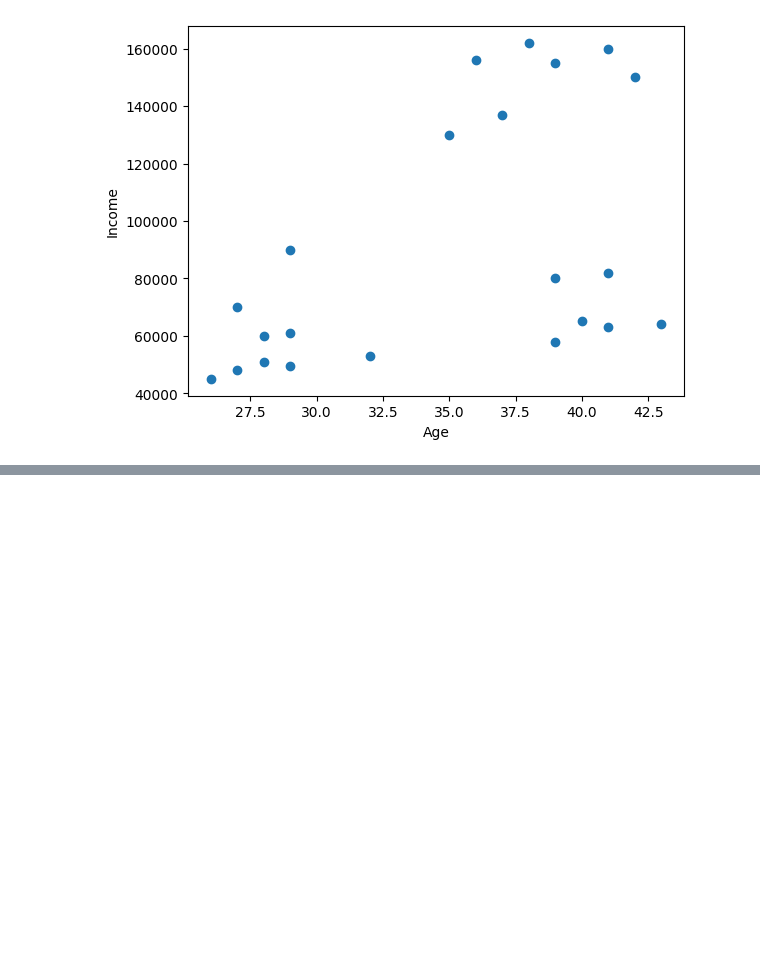
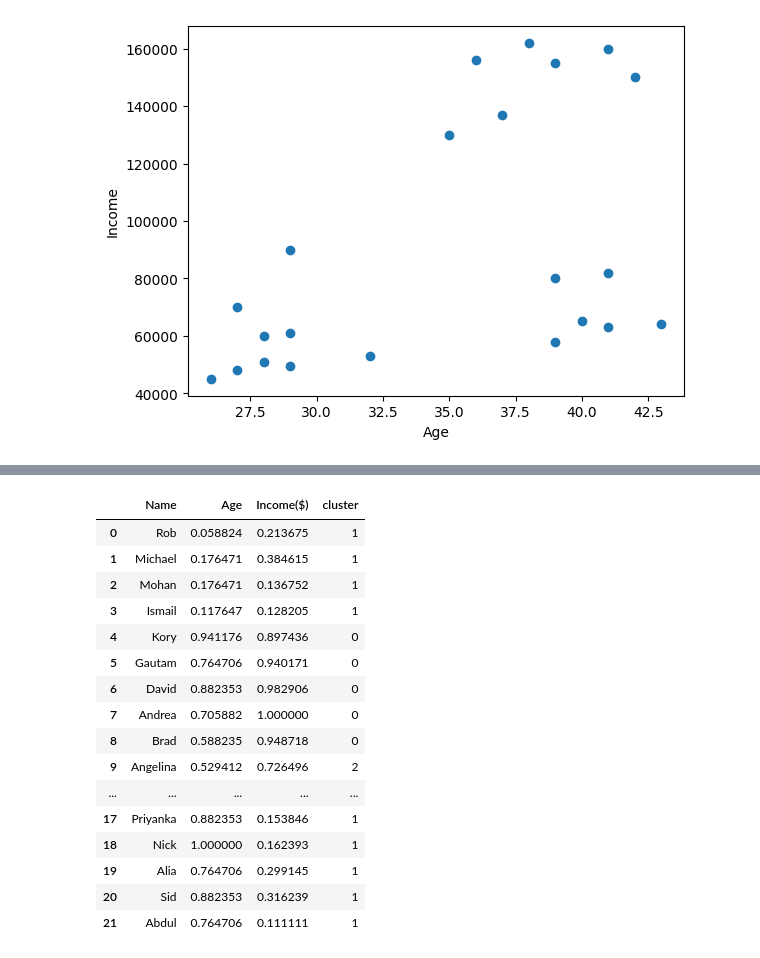
Before and after one commit to bhavagna18/python-basics, a Jupyter notebook: kmeans_clustering.ipynb, the cells around one changed output, grey strips where cells are left out. Saved outputs shown, nothing was run; the diff lists cells and outputs as text; code cells hidden in the pictures; blank space fills up the shorter version.

```diff
--- a/kmeans_clustering.ipynb
+++ b/kmeans_clustering.ipynb
@@ -43,5 +43,4 @@ Text(0, 0.5, 'Income')
 [figure]
 # %%
 km = KMeans(n_clusters=3)
-y_predicted = km.fit_predict(df[['Age','Income($)']])
-y_predicted
+df['cluster'] = km.fit_predict(df[['Age','Income($)']])
@@ -64,0 +61,27 @@ AttributeError: 'DataFrame' object has no attribute 'cluster'
+# %%
+from sklearn.preprocessing import MinMaxScaler
+
+scaler = MinMaxScaler()
+
+
+df['Income($)'] = scaler.fit_transform(df[['Income($)']])
+df['Age'] = scaler.fit_transform(df[['Age']])
+df
+# %% [output]
+|  | Name | Age | Income($) | cluster |
+| 0 | Rob | 0.058824 | 0.213675 | 1 |
+| 1 | Michael | 0.176471 | 0.384615 | 1 |
+| 2 | Mohan | 0.176471 | 0.136752 | 1 |
+| 3 | Ismail | 0.117647 | 0.128205 | 1 |
+| 4 | Kory | 0.941176 | 0.897436 | 0 |
+| 5 | Gautam | 0.764706 | 0.940171 | 0 |
+| 6 | David | 0.882353 | 0.982906 | 0 |
+| 7 | Andrea | 0.705882 | 1.000000 | 0 |
+| 8 | Brad | 0.588235 | 0.948718 | 0 |
+| 9 | Angelina | 0.529412 | 0.726496 | 2 |
+| ... | ... | ... | ... | ... |
+| 17 | Priyanka | 0.882353 | 0.153846 | 1 |
+| 18 | Nick | 1.000000 | 0.162393 | 1 |
+| 19 | Alia | 0.764706 | 0.299145 | 1 |
+| 20 | Sid | 0.882353 | 0.316239 | 1 |
+| 21 | Abdul | 0.764706 | 0.111111 | 1 |
```
Also changed, not shown: parts of 2 cells of this notebook.
